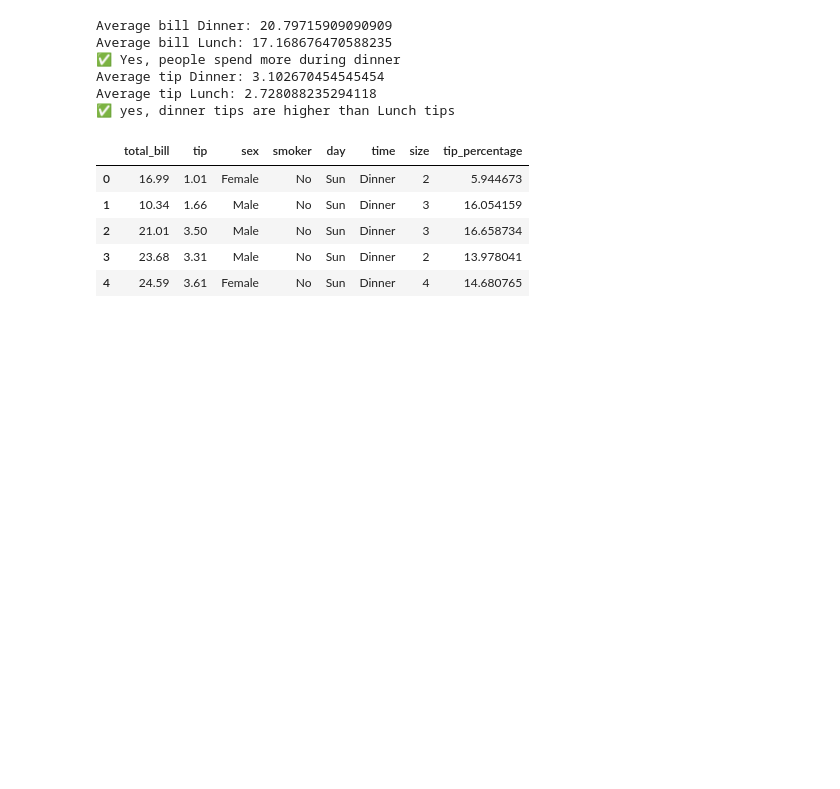
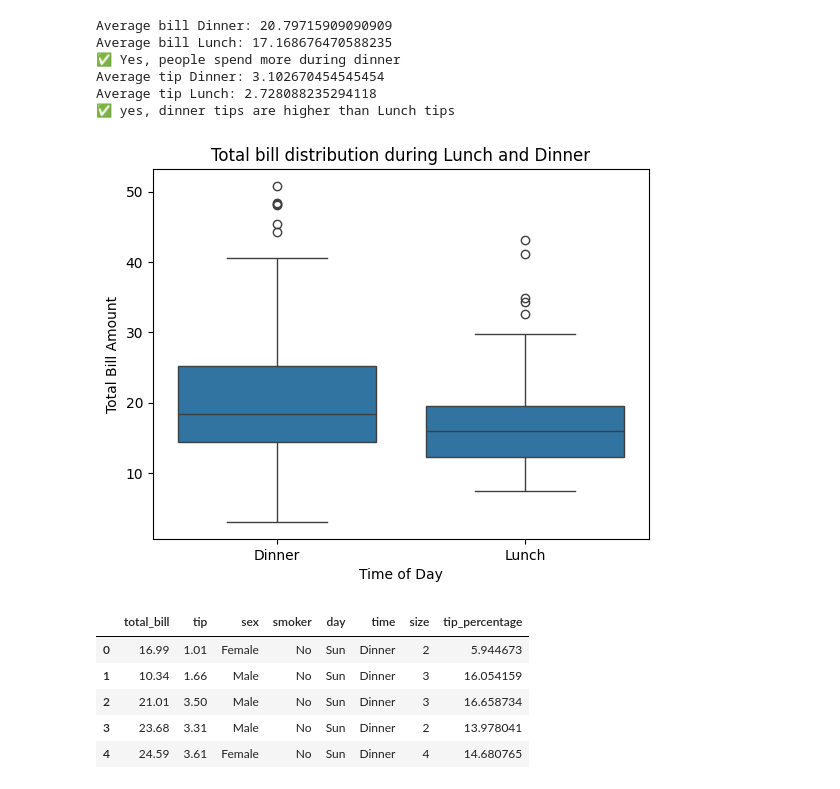
Before and after one commit to Shishupal466/resturant_tip, a Jupyter notebook: data analysis/tips.ipynb, the cells around one changed output. Cells and saved outputs as stored; diff of their text form; code cells hidden in the pictures; blank space fills up the shorter version.

```diff
--- a/data analysis/tips.ipynb
+++ b/data analysis/tips.ipynb
@@ -350,6 +393,14 @@ Average bill Lunch: 17.168676470588235
 Average tip Dinner: 3.102670454545454
 Average tip Lunch: 2.728088235294118
 ✅ yes, dinner tips are higher than Lunch tips
+# %%
+sns.boxplot(x='time', y='total_bill', data=df)
+plt.title("Total bill distribution during Lunch and Dinner")
+plt.xlabel("Time of Day")
+plt.ylabel("Total Bill Amount")
+plt.show()
+# %% [output]
+[figure, added]
 # %%
 # ✅ 7. Group Size Behavior
 # Analyze:
```
Also changed, not shown: parts of 8 cells of this notebook, 3 other files.
